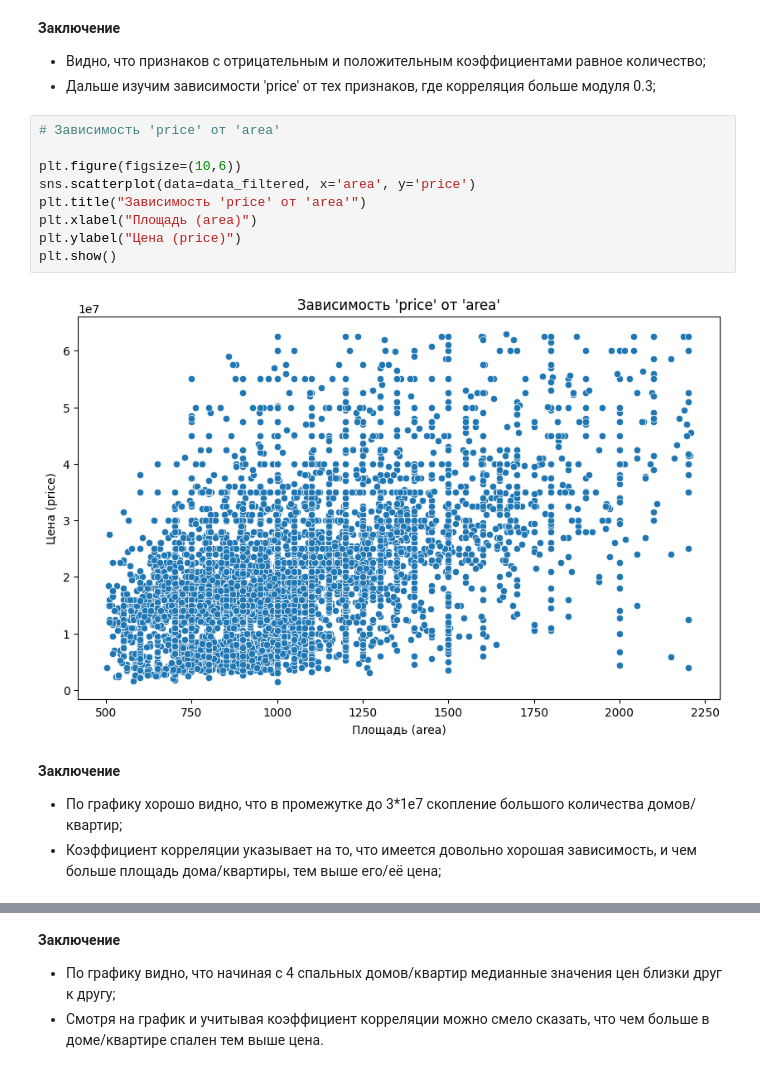
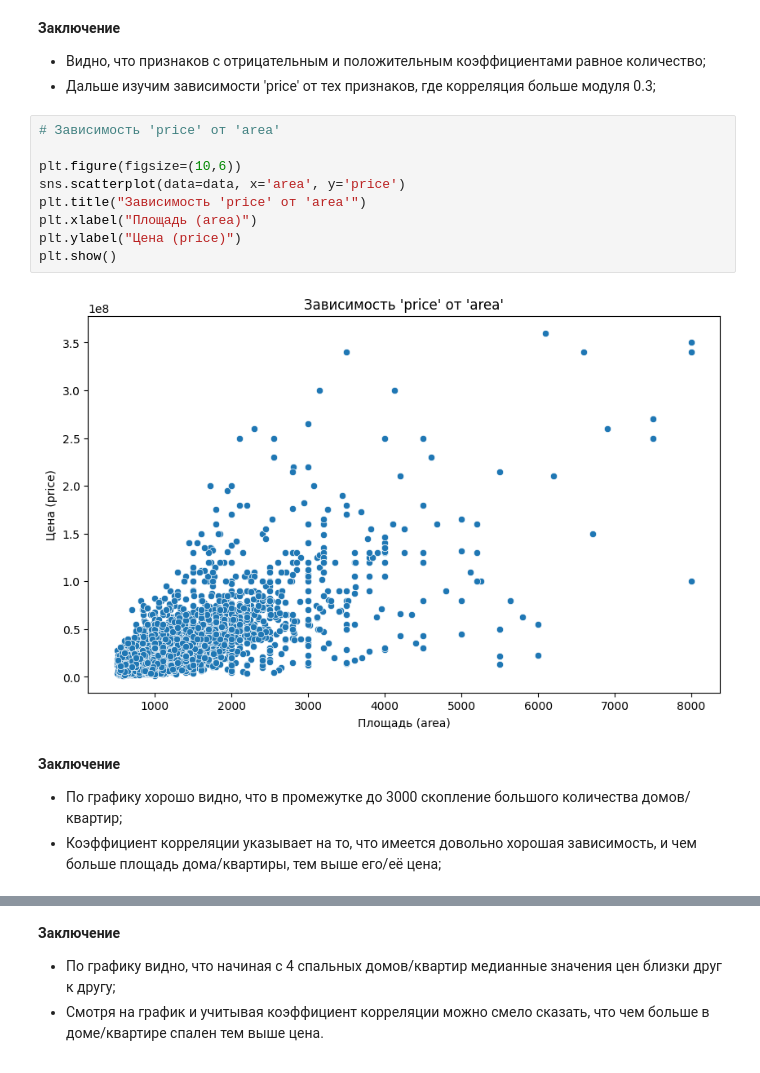
Before and after one commit to SergeyMotynga/OMSTU, a Jupyter notebook: ML/laboratory/lab_0/regression_EDA/regression.ipynb, the cells around one changed output, grey strips where cells are left out. Saved outputs shown, nothing was run; the diff lists cells and outputs as text.

```diff
--- a/ML/laboratory/lab_0/regression_EDA/regression.ipynb
+++ b/ML/laboratory/lab_0/regression_EDA/regression.ipynb
@@ -579,18 +444,18 @@ type_of_building -0.011743
 # %%
 # Зависимость 'price' от 'area'
 
 plt.figure(figsize=(10,6))
-sns.scatterplot(data=data_filtered, x='area', y='price')
+sns.scatterplot(data=data, x='area', y='price')
 plt.title("Зависимость 'price' от 'area'")
 plt.xlabel("Площадь (area)")
 plt.ylabel("Цена (price)")
 plt.show()
 # %% [output]
-[figure, old version]
+[figure, new version]
 # %% [markdown]
 **Заключение**
 
-- По графику хорошо видно, что в промежутке до 3\*1e7 скопление большого количества домов/квартир;
+- По графику хорошо видно, что в промежутке до 3000 скопление большого количества домов/квартир;
 - Коэффициент корреляции указывает на то, что имеется довольно хорошая зависимость, и чем больше площадь дома/квартиры, тем выше его/её цена;
 # %%
 # Зависимость 'price' от 'bedrooms'
```
Also changed, not shown: parts of 23 cells of this notebook.
